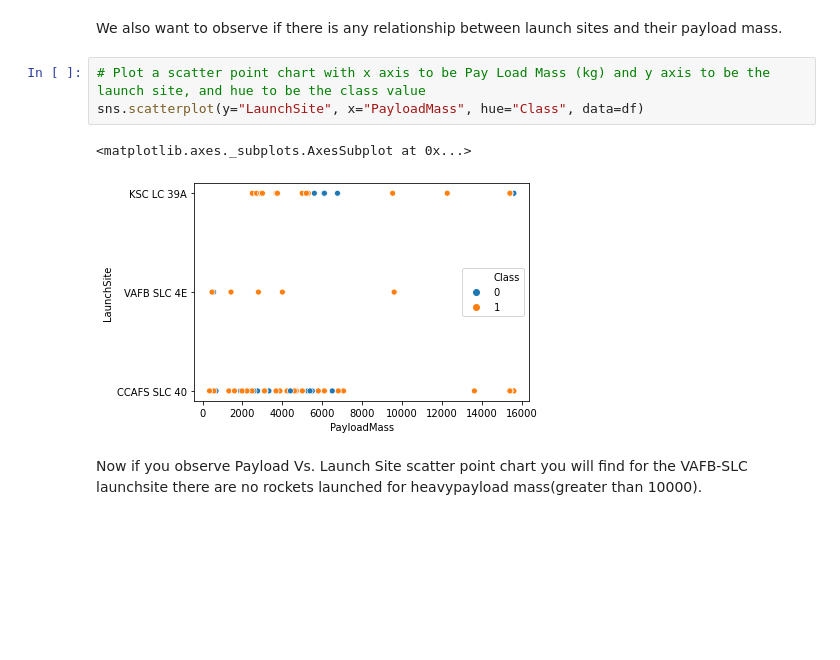
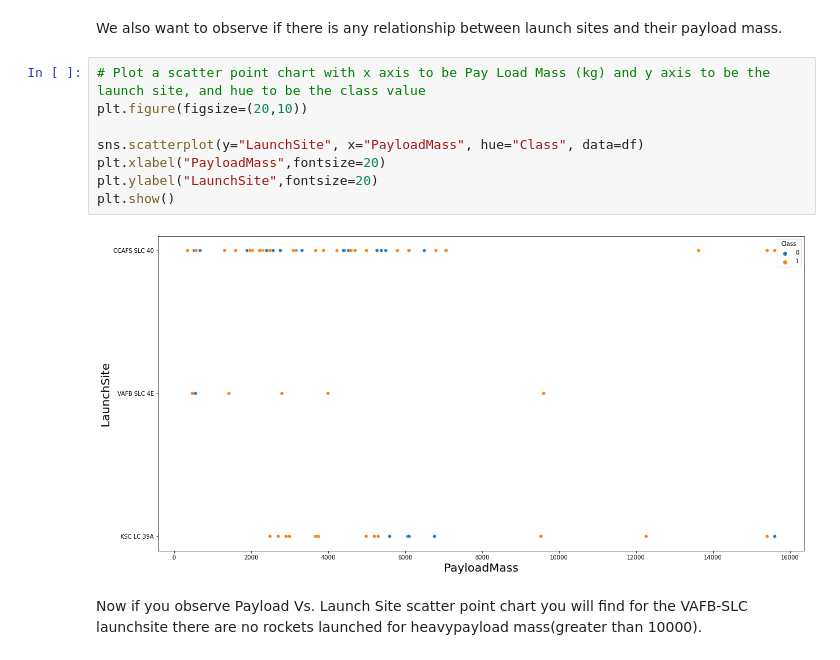
Before and after one commit to MerekeMW/IBM_data_sciense_sert, a Jupyter notebook: jupyter-labs-eda-dataviz (2).ipynb, the cells around one changed output. Cells and saved outputs as stored; diff of their text form; blank space fills up the shorter version.

```diff
--- a/jupyter-labs-eda-dataviz (2).ipynb
+++ b/jupyter-labs-eda-dataviz (2).ipynb
@@ -100,10 +100,14 @@ Now try to explain the patterns you found in the Flight Number vs. Launch Site s
 We also want to observe if there is any relationship between launch sites and their payload mass.
 # %%
 # Plot a scatter point chart with x axis to be Pay Load Mass (kg) and y axis to be the launch site, and hue to be the class value
+plt.figure(figsize=(20,10))
+
 sns.scatterplot(y="LaunchSite", x="PayloadMass", hue="Class", data=df)
+plt.xlabel("PayloadMass",fontsize=20)
+plt.ylabel("LaunchSite",fontsize=20)
+plt.show()
 # %% [output]
-<matplotlib.axes._subplots.AxesSubplot at 0x...>
-[figure, old version]
+[figure, new version]
 # %% [markdown]
 Now if you observe Payload Vs. Launch Site scatter point chart you will find for the VAFB-SLC  launchsite there are no  rockets  launched for  heavypayload mass(greater than 10000).
 # %% [markdown]
```
Also changed, not shown: parts of 4 cells of this notebook.
